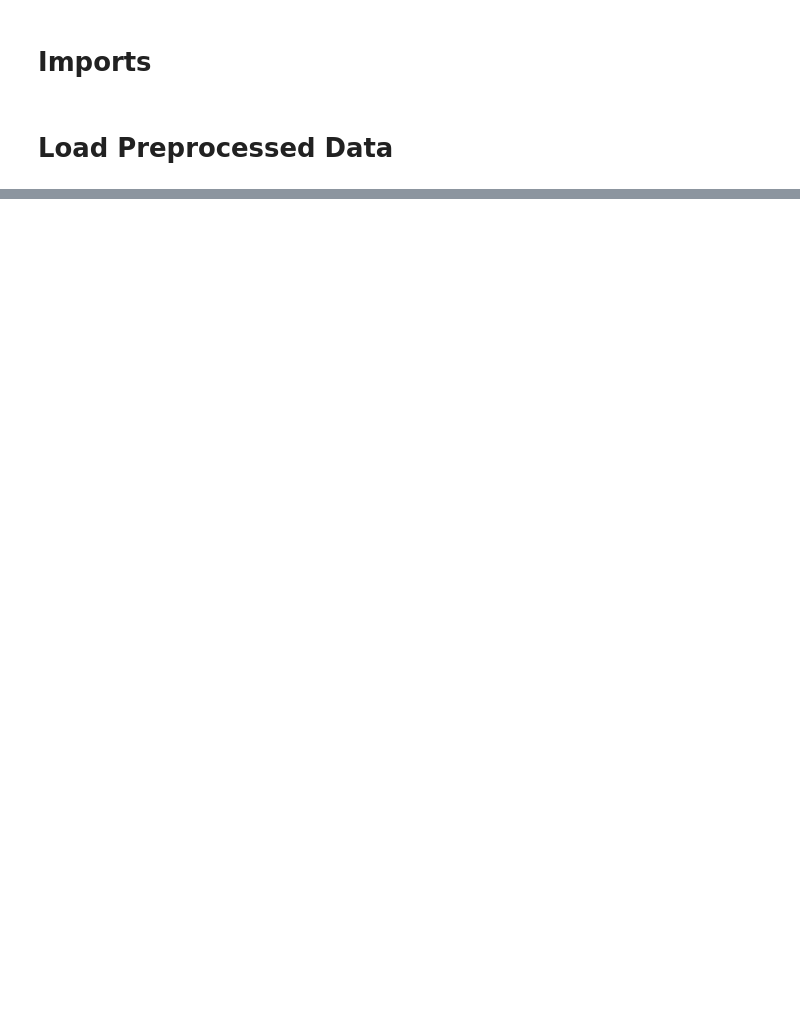
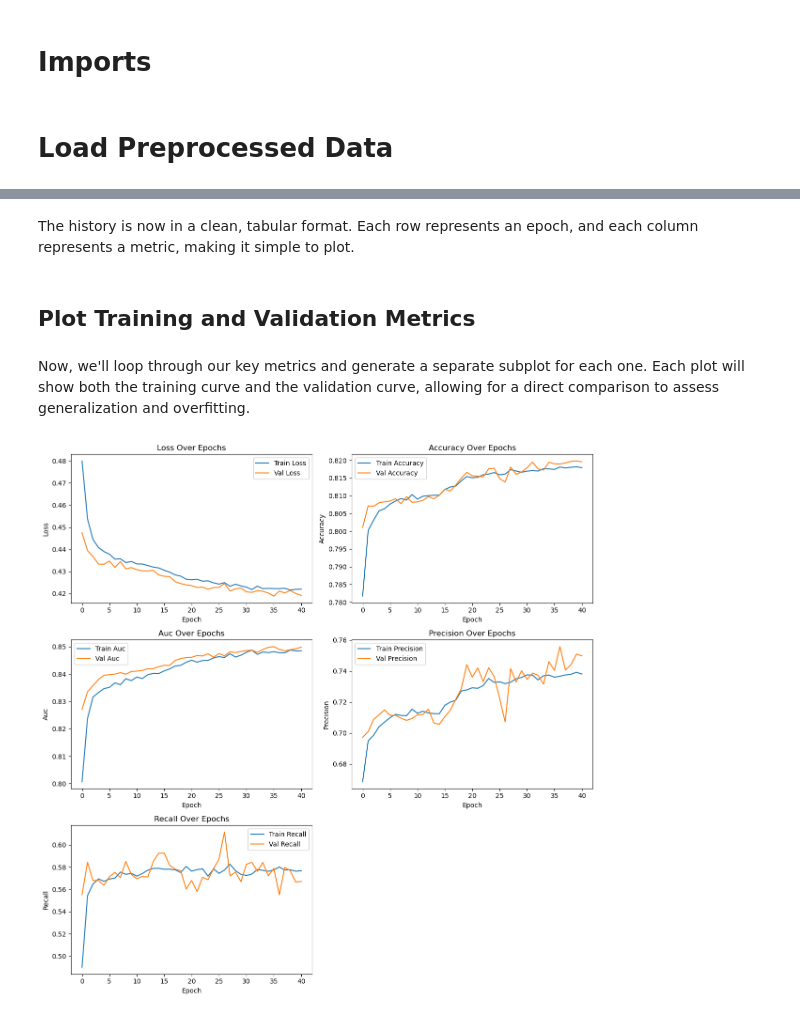
Before and after one commit to MathPlayer89/neural-credit-risk-explainer, a Jupyter notebook: notebooks/02_nn_James.ipynb, the cells around one changed output, grey strips where cells are left out. Cells and saved outputs as stored; diff of their text form; code cells hidden in the pictures; blank space fills up the shorter version.

```diff
--- a/notebooks/02_nn_James.ipynb
+++ b/notebooks/02_nn_James.ipynb
@@ -293,0 +162,16 @@ Recall:
+# %%
+# EarlyStopping callback will stop training when a monitored metric has stopped improving
+early_stop = EarlyStopping(
+    monitor='val_auc',           # metric to watch on validation data
+    patience=5,                  # how many epochs with no improvement before stopping
+    mode='max',                  # We want to maximize the AUC, so the mode is 'max'
+    restore_best_weights=True    # Restores model weights from the epoch with the best value of the monitored metric
+)
+
+# ModelCheckpoint callback saves the model after every epoch where the monitored metric improves
+checkpoint = ModelCheckpoint(
+    filepath='../models/baseline_credit_model.keras', # Path to save the model file
+    monitor='val_auc',                                # The metric to watch on validation data
+    mode='max',                                       # We want to maximize the AUC
+    save_best_only=True                               # only keep the checkpoint with the highest val_auc
+)
@@ -293,0 +242,34 @@ Recall:
+# %% [markdown]
+The history is now in a clean, tabular format. Each row represents an epoch, and each column represents a metric, making it simple to plot.
+# %% [markdown]
+## Plot Training and Validation Metrics
+# %% [markdown]
+Now, we'll loop through our key metrics and generate a separate subplot for each one. Each plot will show both the training curve and the validation curve, allowing for a direct comparison to assess generalization and overfitting.
+# %%
+# Define the list of metrics we want to plot from our history object
+metrics_to_plot = ['loss', 'accuracy', 'auc', 'precision', 'recall']
+
+# Determine grid size for subplots: 2 columns, enough rows to fit all metrics
+n_metrics = len(metrics_to_plot)             # total number of metrics to plot
+n_cols = 2                                   # number of columns in the figure
+n_rows = (n_metrics + n_cols - 1) // n_cols  # compute required rows using ceiling division
+
+# Create a figure to hold all the subplots, with a dynamic size based on the number of rows
+plt.figure(figsize=(12, 4 * n_rows))
+
+# Loop through each metric and plot its training & validation curves
+for idx, metric in enumerate(metrics_to_plot):
+    plt.subplot(n_rows, n_cols, idx + 1)             # select position of the subplot
+    plt.plot(df_history[metric],                     # plot training metric values
+             label=f'Train {metric.capitalize()}')   # label for the training curve
+    plt.plot(df_history[f'val_{metric}'],            # plot validation metric values
+             label=f'Val {metric.capitalize()}')     # label for the validation curve
+    plt.title(f'{metric.capitalize()} Over Epochs')  # title reflecting the metric
+    plt.xlabel('Epoch')                              # x-axis label
+    plt.ylabel(metric.capitalize())                  # y-axis label
+    plt.legend()                                     # add legend to distinguish curves
+
+plt.tight_layout()  # adjust subplot spacing to prevent overlap
+plt.show()          # display all subplots
+# %% [output]
+[figure, added]
```
Also changed, not shown: parts of 64 cells of this notebook.
